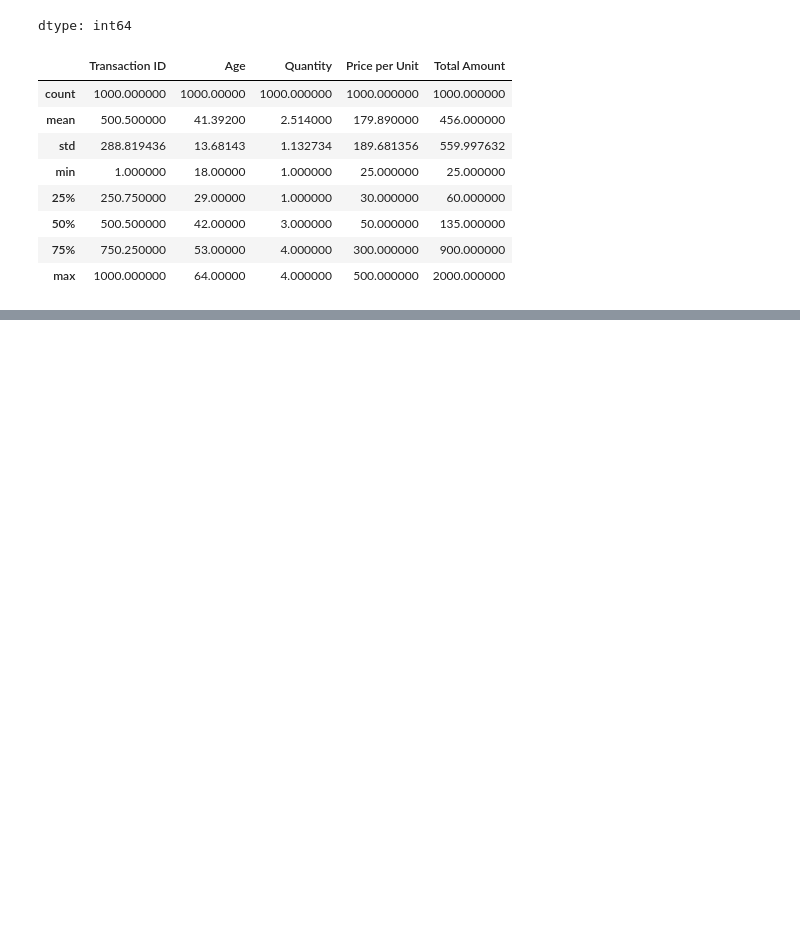
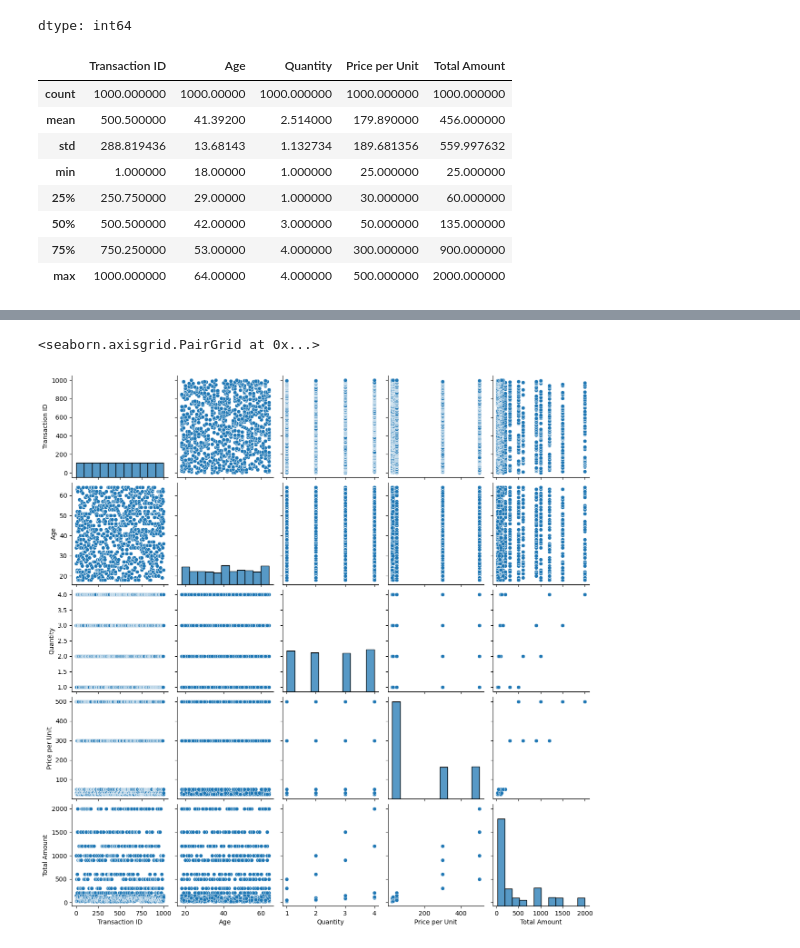
Before and after one commit to Narmadha1627/OIBSIP, a Jupyter notebook: notebooks/colab-github-demo.ipynb, the cells around one changed output, grey strips where cells are left out. Cells and saved outputs as stored; diff of their text form; code cells hidden in the pictures; blank space fills up the shorter version.

```diff
--- a/notebooks/colab-github-demo.ipynb
+++ b/notebooks/colab-github-demo.ipynb
@@ -78,5 +78,3 @@ df.describe()
 | 50% | 500.500000 | 42.00000 | 3.000000 | 50.000000 | 135.000000 |
 | 75% | 750.250000 | 53.00000 | 4.000000 | 300.000000 | 900.000000 |
 | max | 1000.000000 | 64.00000 | 4.000000 | 500.000000 | 2000.000000 |
-# %%
-df.drop_duplicates(inplace=True)
@@ -84,0 +95,5 @@ NameError: name 'df' is not defined
+# %%
+sns.pairplot(df)
+# %% [output]
+<seaborn.axisgrid.PairGrid at 0x...>
+[figure, added]
```
Also changed, not shown: parts of 5 cells of this notebook.
